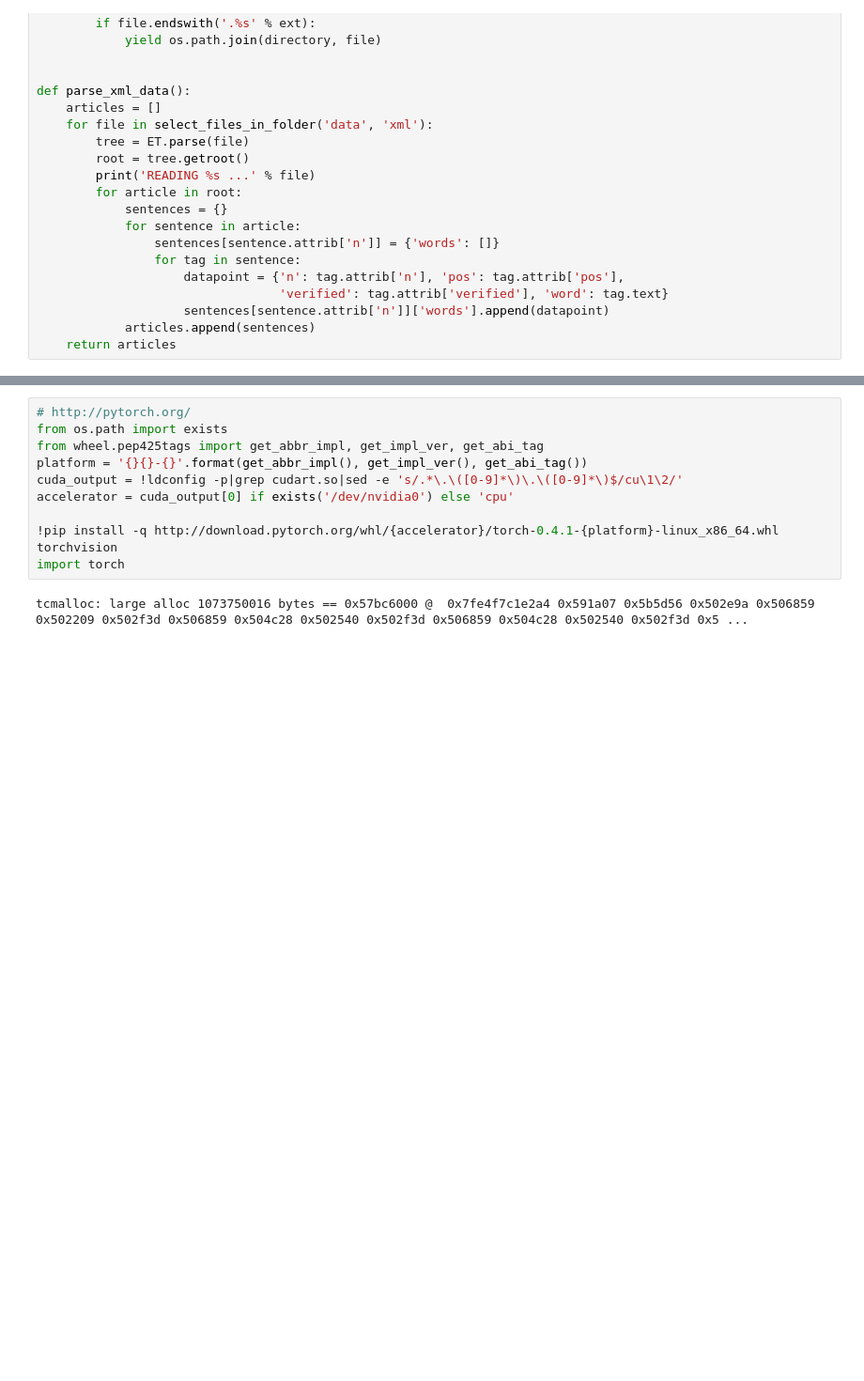
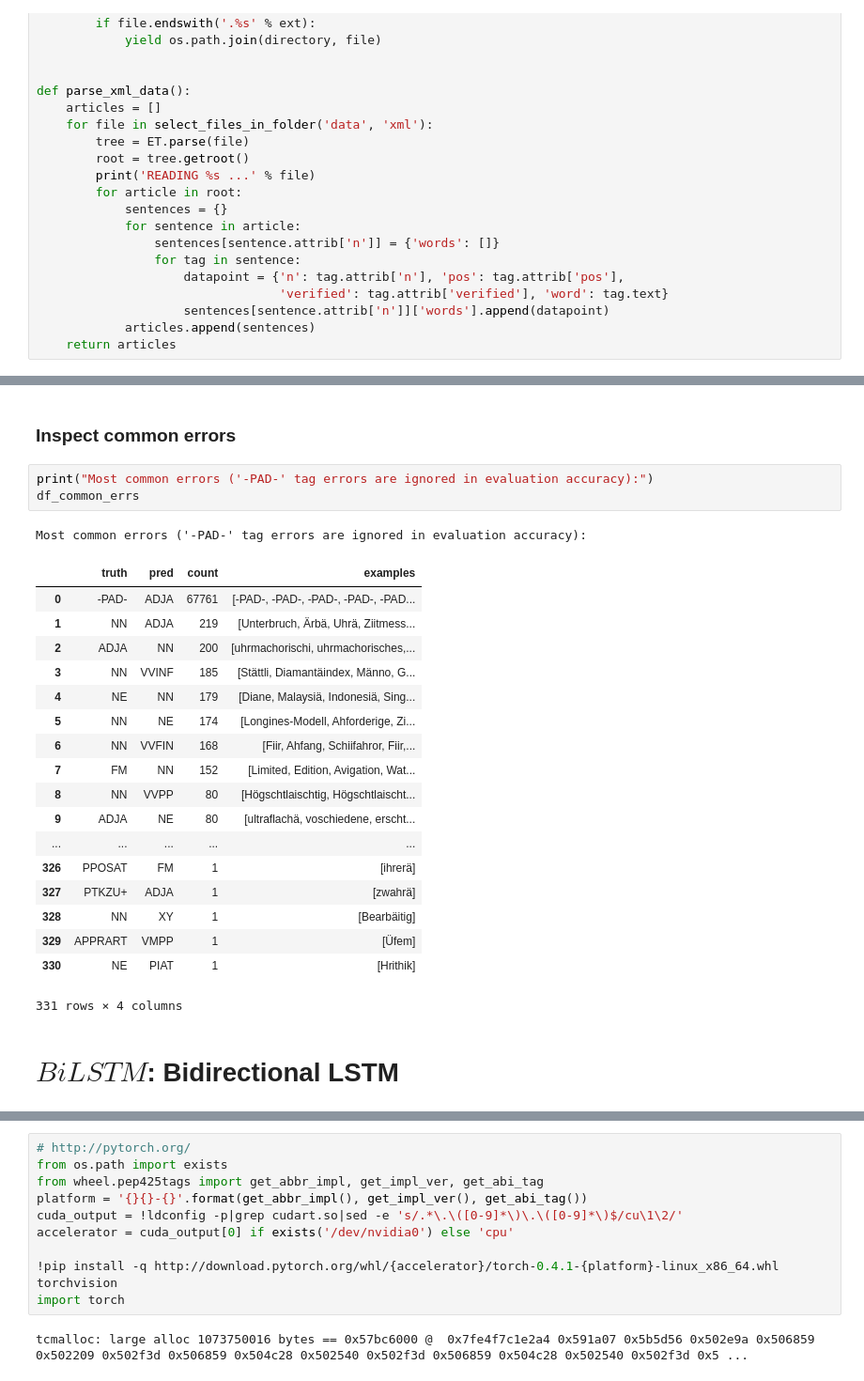
Before and after one commit to MethDamon/SwissTagger, a Jupyter notebook: SwissTagger.ipynb, the cells around one changed output, grey strips where cells are left out. Shown at 94% size. Cells and saved outputs as stored; diff of their text form; blank space fills up the shorter version.

```diff
--- a/SwissTagger.ipynb
+++ b/SwissTagger.ipynb
@@ -1236,0 +738,27 @@ from https://pytorch.org/tutorials/beginner/nlp/sequence_models_tutorial.html#ex
+# %% [markdown]
+### Inspect common errors
+# %%
+print("Most common errors ('-PAD-' tag errors are ignored in evaluation accuracy):")
+df_common_errs
+# %% [output]
+Most common errors ('-PAD-' tag errors are ignored in evaluation accuracy):
+|  | truth | pred | count | examples |
+| 0 | -PAD- | ADJA | 67761 | [-PAD-, -PAD-, -PAD-, -PAD-, -PAD... |
+| 1 | NN | ADJA | 219 | [Unterbruch, Ärbä, Uhrä, Ziitmess... |
+| 2 | ADJA | NN | 200 | [uhrmachorischi, uhrmachorisches,... |
+| 3 | NN | VVINF | 185 | [Stättli, Diamantäindex, Männo, G... |
+| 4 | NE | NN | 179 | [Diane, Malaysiä, Indonesiä, Sing... |
+| 5 | NN | NE | 174 | [Longines-Modell, Ahforderige, Zi... |
+| 6 | NN | VVFIN | 168 | [Fiir, Ahfang, Schiifahror, Fiir,... |
+| 7 | FM | NN | 152 | [Limited, Edition, Avigation, Wat... |
+| 8 | NN | VVPP | 80 | [Högschtlaischtig, Högschtlaischt... |
+| 9 | ADJA | NE | 80 | [ultraflachä, voschiedene, erscht... |
+| ... | ... | ... | ... | ... |
+| 326 | PPOSAT | FM | 1 | [ihrerä] |
+| 327 | PTKZU+ | ADJA | 1 | [zwahrä] |
+| 328 | NN | XY | 1 | [Bearbäitig] |
+| 329 | APPRART | VMPP | 1 | [Üfem] |
+| 330 | NE | PIAT | 1 | [Hrithik] |
+331 rows × 4 columns
+# %% [markdown]
+# $BiLSTM$: Bidirectional LSTM
```
Also changed, not shown: parts of 68 cells of this notebook.
